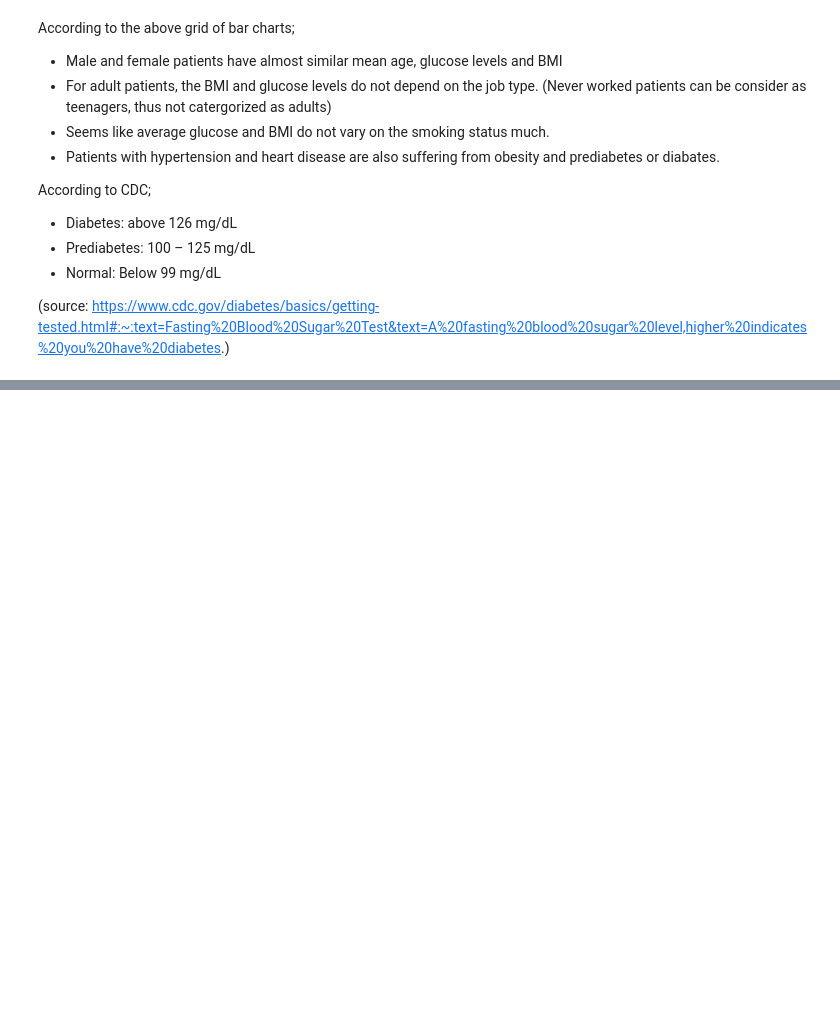
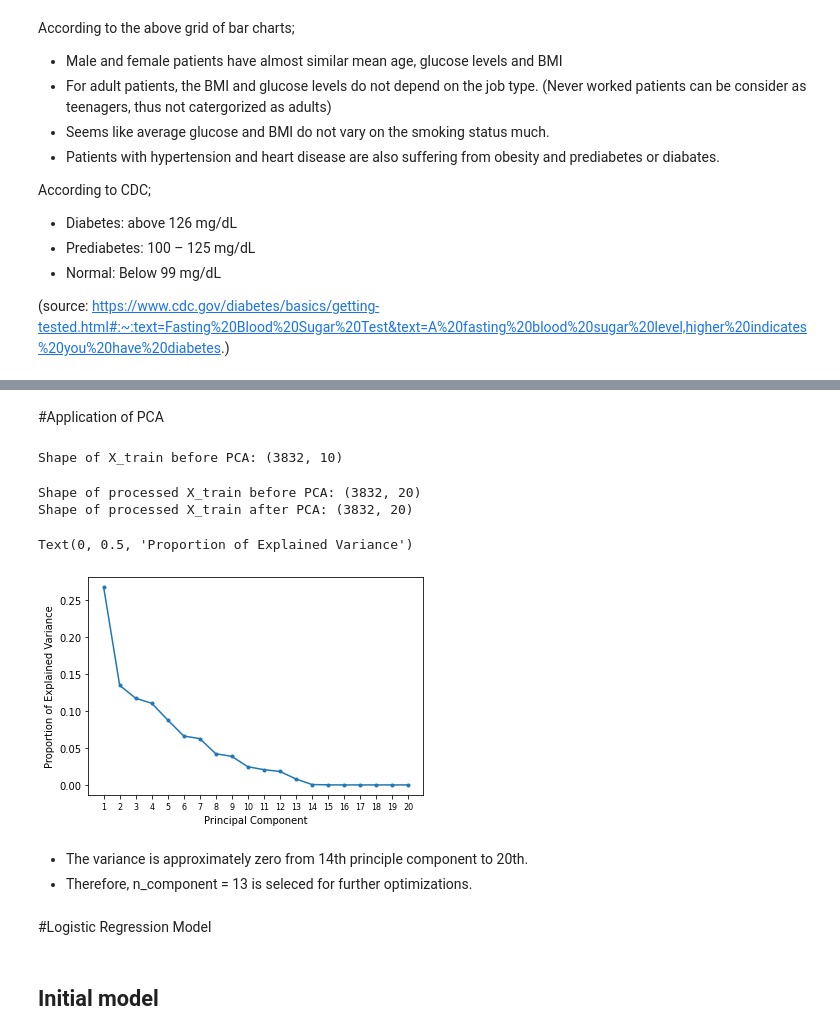
Before and after one commit to sheha919/Stroke_Prediction, a Jupyter notebook: stroke_prediction.ipynb, the cells around one changed output, grey strips where cells are left out. Drawn from its saved outputs; the diff is of its cells as text; code cells hidden in the pictures; blank space fills up the shorter version.

```diff
--- a/stroke_prediction.ipynb
+++ b/stroke_prediction.ipynb
@@ -372,0 +495,25 @@ According to CDC;
+# %% [markdown]
+#Application of PCA
+# %%
+print(f'Shape of X_train before PCA: {X_train.shape}')
+# %% [output]
+Shape of X_train before PCA: (3832, 10)
+# %%
+processed_x = preprocessor.fit_transform(X_train)
+print(f'Shape of processed X_train before PCA: {processed_x.shape}')
+pca = PCA()
+print(f'Shape of processed X_train after PCA: {pca.fit_transform(processed_x).shape}')
+# %% [output]
+Shape of processed X_train before PCA: (3832, 20)
+Shape of processed X_train after PCA: (3832, 20)
+# %%
+plt.plot(range(1,21), pca.explained_variance_ratio_, marker = '.')
+plt.xticks(ticks = range(1, 21), fontsize=8)
+plt.xlabel('Principal Component')
+plt.ylabel('Proportion of Explained Variance')
+# %% [output]
+Text(0, 0.5, 'Proportion of Explained Variance')
+[figure, added]
+# %% [markdown]
+- The variance is approximately zero from 14th principle component to 20th.
+- Therefore, n_component = 13 is seleced for further optimizations.
@@ -372,0 +523,4 @@ According to CDC;
+# %% [markdown]
+#Logistic Regression Model
+# %% [markdown]
+## Initial model
```
Also changed, not shown: parts of 67 cells of this notebook.
